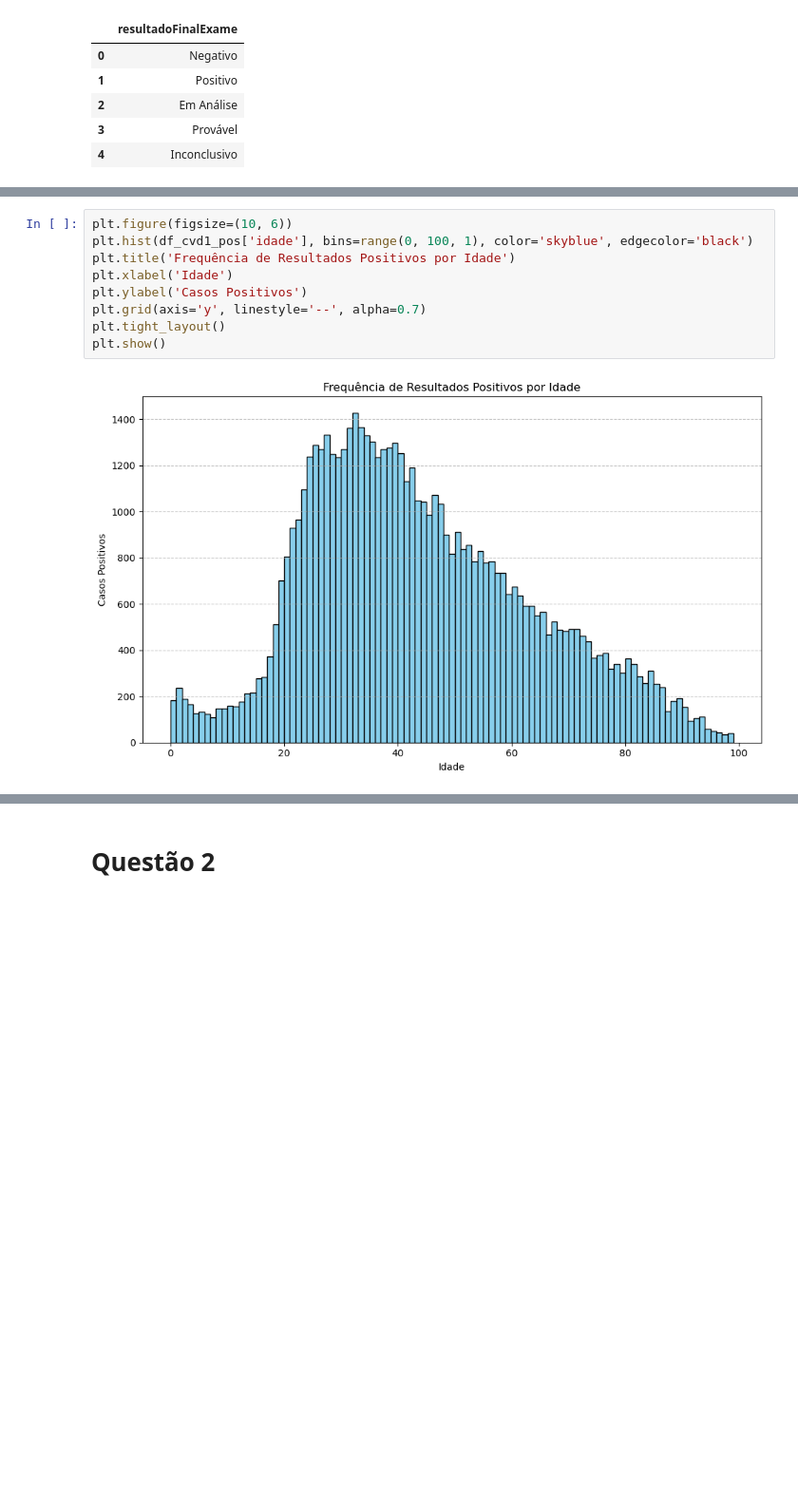
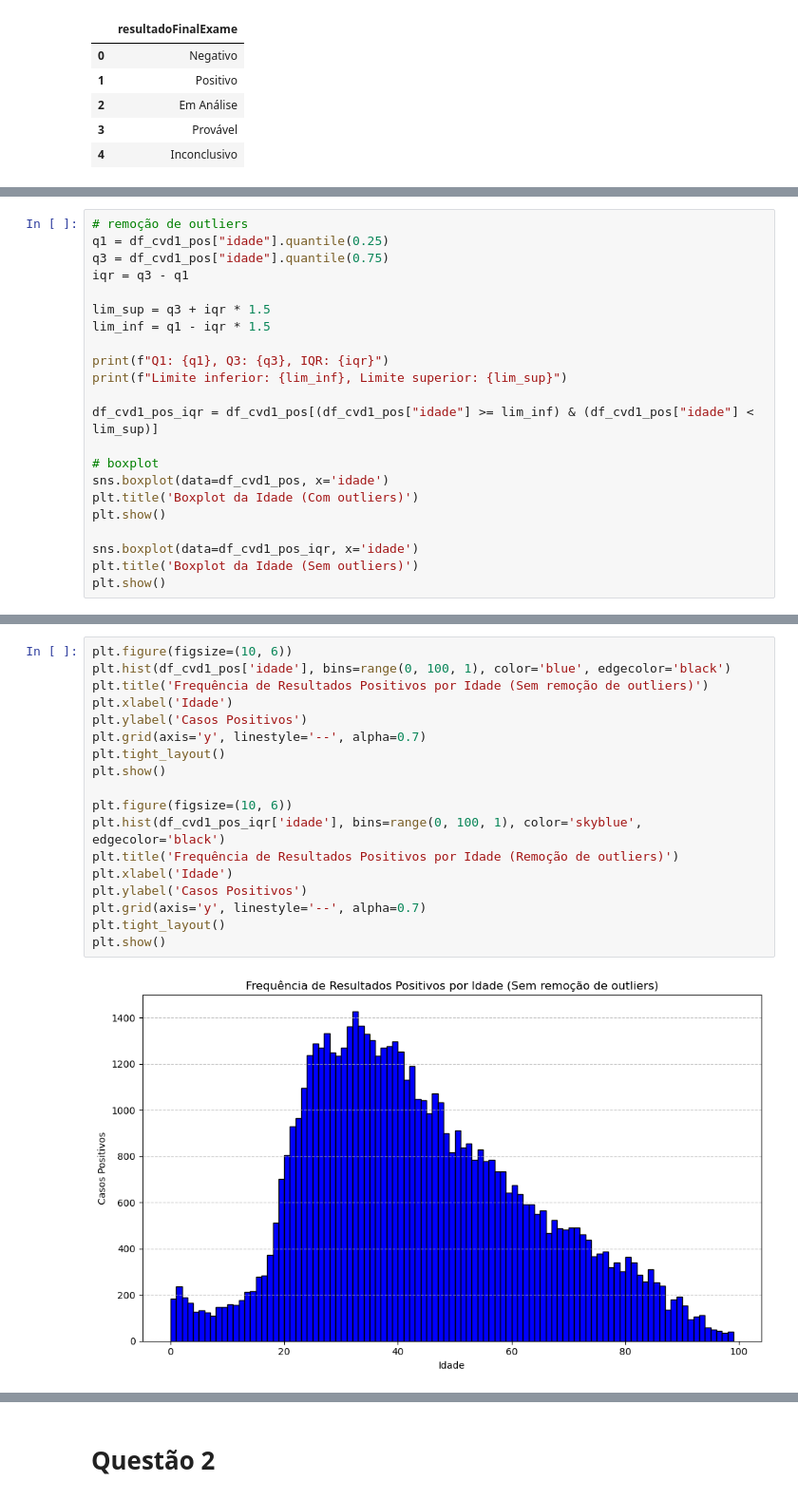
Before and after one commit to joao1pedro/CKP8200-BDA, a Jupyter notebook: trabalhos/trabalho_01/trabalho_1.ipynb, the cells around one changed output, grey strips where cells are left out. Shown: that part at 95% size. Saved outputs shown, nothing was run; the diff lists cells and outputs as text; blank space fills up the shorter version.

Commit message:
add: verificação de outliers

```diff
--- a/trabalhos/trabalho_01/trabalho_1.ipynb
+++ b/trabalhos/trabalho_01/trabalho_1.ipynb
@@ -103,3 +104,25 @@ df_cvd1_pos.describe()
 | 75% | 2.320299e+11 | 3.159837e+11 | 230950.000000 | 54.000000 | 1993-05-18 00:00:00 | 2020-09-16 00:00:00 | ... |
 | max | 4.120060e+12 | 3.161133e+11 | 231410.000000 | 167.000000 | 2021-01-17 00:00:00 | 2021-01-24 00:00:00 | ... |
 | std | 8.931346e+10 | 5.987063e+07 | 365.685574 | 19.457904 | NaN | NaN | ... |
+# %%
+# remoção de outliers
+q1 = df_cvd1_pos["idade"].quantile(0.25)
+q3 = df_cvd1_pos["idade"].quantile(0.75)
+iqr = q3 - q1
+
+lim_sup = q3 + iqr * 1.5
+lim_inf = q1 - iqr * 1.5
+
+print(f"Q1: {q1}, Q3: {q3}, IQR: {iqr}")
+print(f"Limite inferior: {lim_inf}, Limite superior: {lim_sup}")
+
+df_cvd1_pos_iqr = df_cvd1_pos[(df_cvd1_pos["idade"] >= lim_inf) & (df_cvd1_pos["idade"] < lim_sup)]
+
+# boxplot
+sns.boxplot(data=df_cvd1_pos, x='idade')
+plt.title('Boxplot da Idade (Com outliers)')
+plt.show()
+
+sns.boxplot(data=df_cvd1_pos_iqr, x='idade')
+plt.title('Boxplot da Idade (Sem outliers)')
+plt.show()
@@ -106,11 +134,20 @@ df_cvd1_pos.describe()
 # %%
 plt.figure(figsize=(10, 6))
-plt.hist(df_cvd1_pos['idade'], bins=range(0, 100, 1), color='skyblue', edgecolor='black')
-plt.title('Frequência de Resultados Positivos por Idade')
+plt.hist(df_cvd1_pos['idade'], bins=range(0, 100, 1), color='blue', edgecolor='black')
+plt.title('Frequência de Resultados Positivos por Idade (Sem remoção de outliers)')
 plt.xlabel('Idade')
 plt.ylabel('Casos Positivos')
 plt.grid(axis='y', linestyle='--', alpha=0.7)
 plt.tight_layout()
 plt.show()
+
+plt.figure(figsize=(10, 6))
+plt.hist(df_cvd1_pos_iqr['idade'], bins=range(0, 100, 1), color='skyblue', edgecolor='black')
+plt.title('Frequência de Resultados Positivos por Idade (Remoção de outliers)')
+plt.xlabel('Idade')
+plt.ylabel('Casos Positivos')
+plt.grid(axis='y', linestyle='--', alpha=0.7)
+plt.tight_layout()
+plt.show()
 # %% [output]
-[figure, old version]
+[figure, new version]
```
Also changed, not shown: parts of 5 cells of this notebook, 2 other files.
